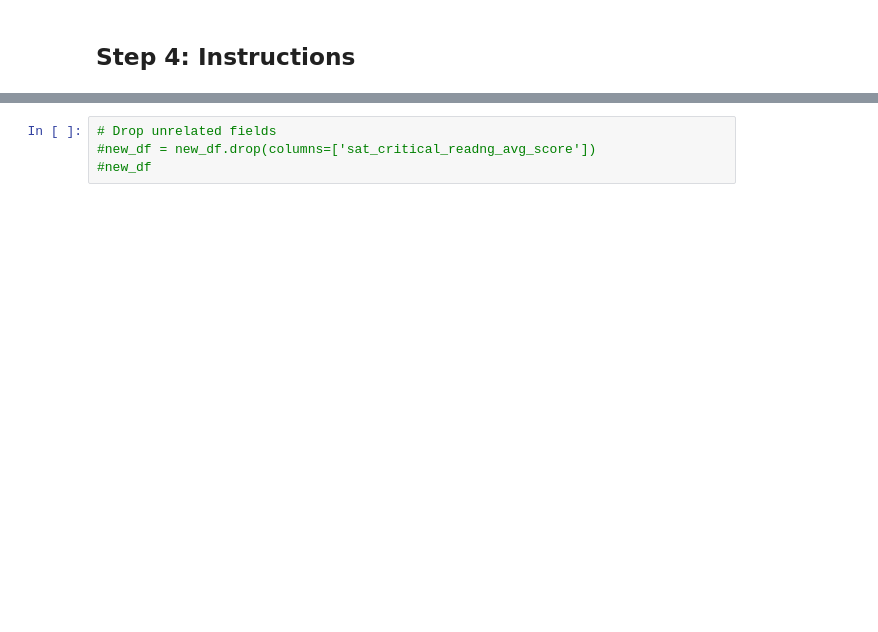
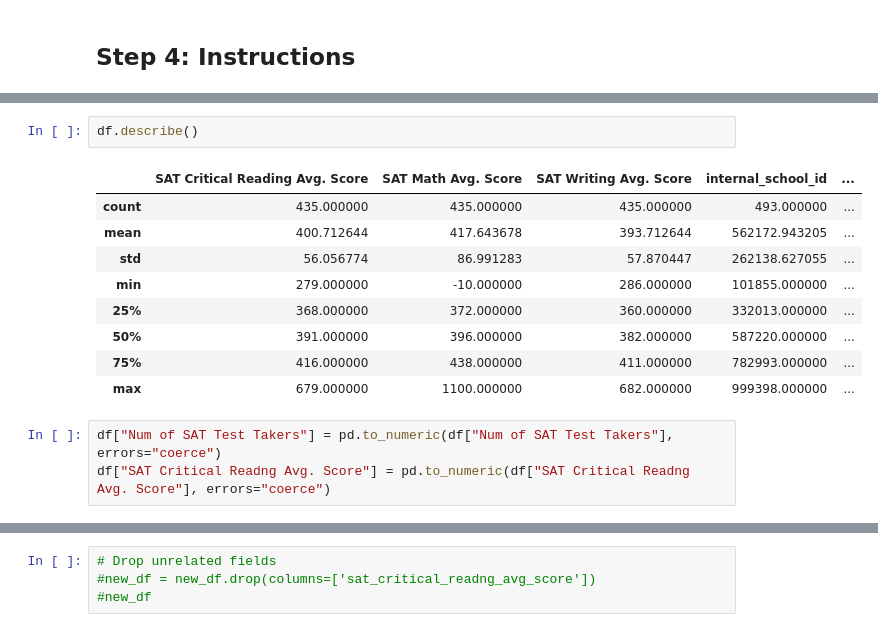
Before and after one commit to webeet-io/_onboarding_data, a Jupyter notebook: daily_tasks/day_4/day4_sat_modeling.ipynb, the cells around one changed output, grey strips where cells are left out. Saved outputs shown, nothing was run; the diff lists cells and outputs as text; blank space fills up the shorter version.

```diff
--- a/daily_tasks/day_4/day4_sat_modeling.ipynb
+++ b/daily_tasks/day_4/day4_sat_modeling.ipynb
@@ -50,0 +109,15 @@ df
+# %%
+df.describe()
+# %% [output]
+|  | SAT Critical Reading Avg. Score | SAT Math Avg. Score | SAT Writing Avg. Score | internal_school_id | ... |
+| count | 435.000000 | 435.000000 | 435.000000 | 493.000000 | ... |
+| mean | 400.712644 | 417.643678 | 393.712644 | 562172.943205 | ... |
+| std | 56.056774 | 86.991283 | 57.870447 | 262138.627055 | ... |
+| min | 279.000000 | -10.000000 | 286.000000 | 101855.000000 | ... |
+| 25% | 368.000000 | 372.000000 | 360.000000 | 332013.000000 | ... |
+| 50% | 391.000000 | 396.000000 | 382.000000 | 587220.000000 | ... |
+| 75% | 416.000000 | 438.000000 | 411.000000 | 782993.000000 | ... |
+| max | 679.000000 | 1100.000000 | 682.000000 | 999398.000000 | ... |
+# %%
+df["Num of SAT Test Takers"] = pd.to_numeric(df["Num of SAT Test Takers"], errors="coerce")
+df["SAT Critical Readng Avg. Score"] = pd.to_numeric(df["SAT Critical Readng Avg. Score"], errors="coerce")
```
Also changed, not shown: parts of 16 cells of this notebook.
